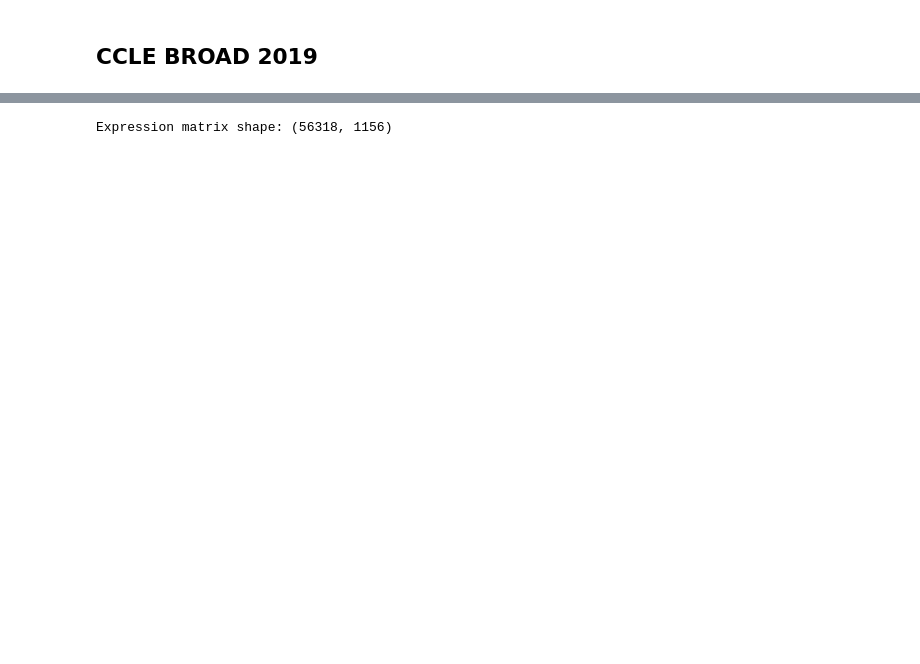
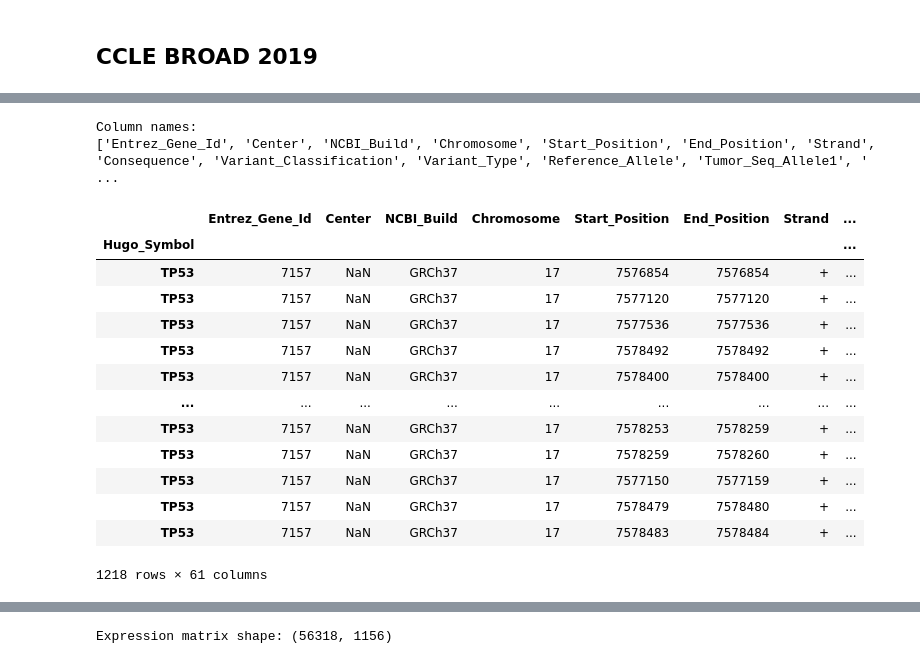
Before and after one commit to VittorioRossi/p53-mutations, a Jupyter notebook: notebooks_ccle/explore_ccle.ipynb, the cells around one changed output, grey strips where cells are left out. Drawn from its saved outputs; the diff is of its cells as text; code cells hidden in the pictures; blank space fills up the shorter version.

```diff
--- a/notebooks_ccle/explore_ccle.ipynb
+++ b/notebooks_ccle/explore_ccle.ipynb
@@ -50,0 +87,26 @@ expr
+# %%
+# Display the column names to understand the structure
+print("Column names:")
+print(mutations.columns.tolist())
+
+# Filter for TP53 mutations
+# The gene symbol appears to be in the 'Hugo_Symbol' column based on the data
+tp53_mutations = mutations.loc['TP53']
+tp53_mutations
+# %% [output]
+Column names:
+['Entrez_Gene_Id', 'Center', 'NCBI_Build', 'Chromosome', 'Start_Position', 'End_Position', 'Strand', 'Consequence', 'Variant_Classification', 'Variant_Type', 'Reference_Allele', 'Tumor_Seq_Allele1', ' ...
+|  | Entrez_Gene_Id | Center | NCBI_Build | Chromosome | Start_Position | End_Position | Strand | ... |
+| Hugo_Symbol |  |  |  |  |  |  |  | ... |
+| TP53 | 7157 | NaN | GRCh37 | 17 | 7576854 | 7576854 | + | ... |
+| TP53 | 7157 | NaN | GRCh37 | 17 | 7577120 | 7577120 | + | ... |
+| TP53 | 7157 | NaN | GRCh37 | 17 | 7577536 | 7577536 | + | ... |
+| TP53 | 7157 | NaN | GRCh37 | 17 | 7578492 | 7578492 | + | ... |
+| TP53 | 7157 | NaN | GRCh37 | 17 | 7578400 | 7578400 | + | ... |
+| ... | ... | ... | ... | ... | ... | ... | ... | ... |
+| TP53 | 7157 | NaN | GRCh37 | 17 | 7578253 | 7578259 | + | ... |
+| TP53 | 7157 | NaN | GRCh37 | 17 | 7578259 | 7578260 | + | ... |
+| TP53 | 7157 | NaN | GRCh37 | 17 | 7577150 | 7577159 | + | ... |
+| TP53 | 7157 | NaN | GRCh37 | 17 | 7578479 | 7578480 | + | ... |
+| TP53 | 7157 | NaN | GRCh37 | 17 | 7578483 | 7578484 | + | ... |
+1218 rows × 61 columns
```
Also changed, not shown: parts of 15 cells of this notebook.
